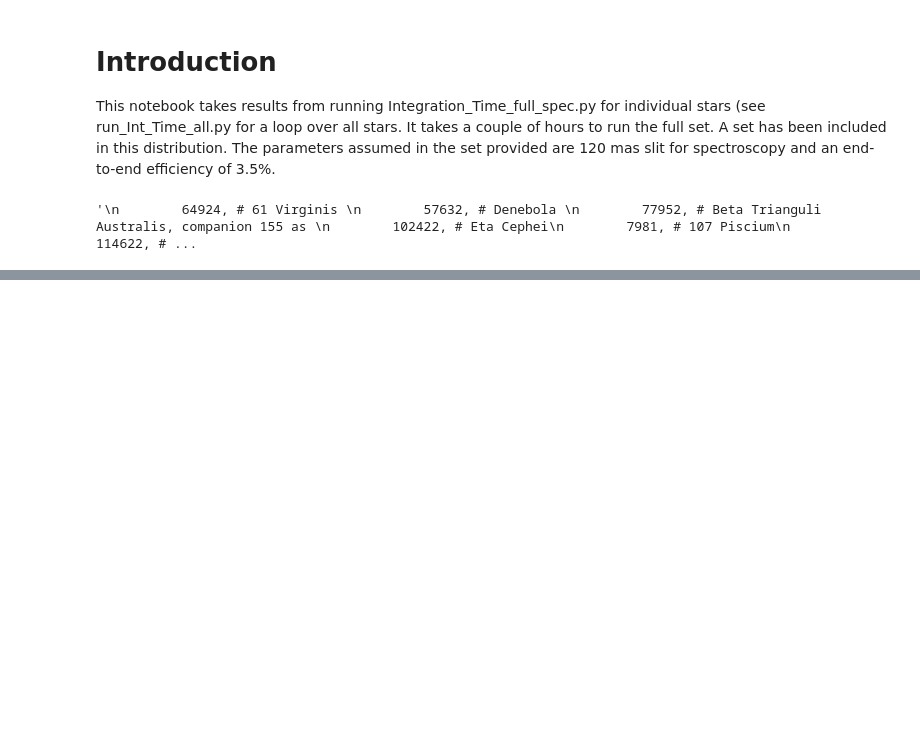
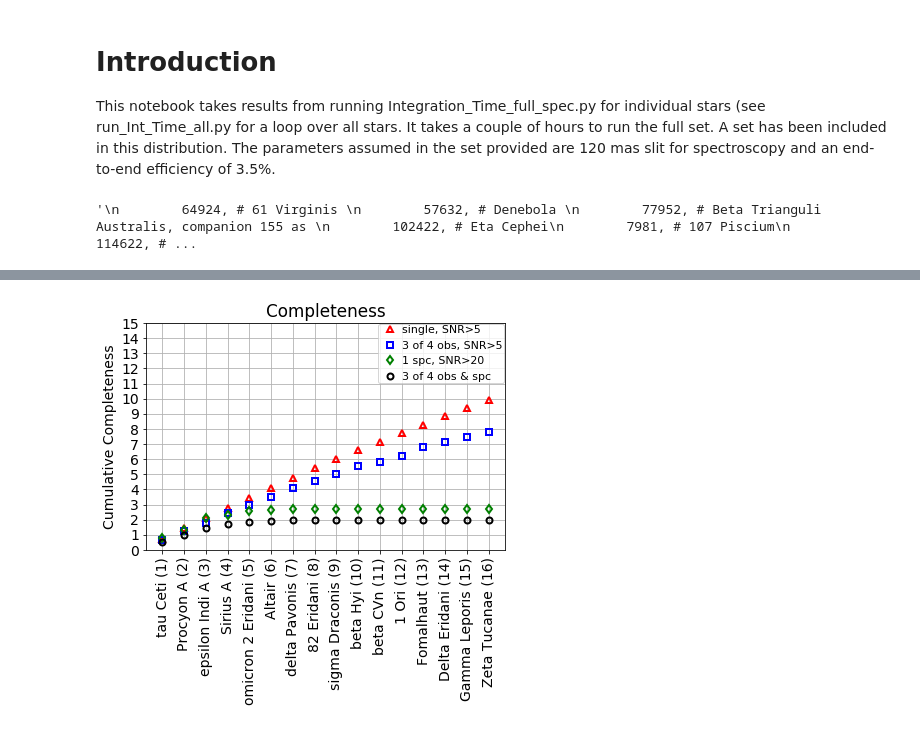
Before and after one commit to afromero/Starshade_Rendezvous_Probe_sims, a Jupyter notebook: HZ_Completeness_Results.ipynb, the cells around one changed output, grey strips where cells are left out. Drawn from its saved outputs; the diff is of its cells as text; code cells hidden in the pictures; blank space fills up the shorter version.

```diff
--- a/HZ_Completeness_Results.ipynb
+++ b/HZ_Completeness_Results.ipynb
@@ -402,3 +457,21 @@ Parameters Simulated
+# %%
+figure(figsize=(6,6))
+plot(cumsum(svs_C_list_cut[idx]), 'r^', mfc='none', mew=2, label='single, SNR>5')
+plot(cumsum(orb_C_list_cut[idx]), 'bs', mfc='none', mew=2, label='3 of 4 obs, SNR>5')
+plot(cumsum(spc_C_list_cut[idx]), 'gd', mfc='none', mew=2, label='1 spc, SNR>20')
+plot(cumsum(bth_C_list_cut[idx]), 'ko', mfc='none', mew=2, label='3 of 4 obs & spc')
+ylim(0.,15.)
+xticks(range(0, len(orb_C_list_cut)), name_array, rotation=90)
+yticks(range(0,16))
+#plot(5.*np.ones(len(orb_C_list_cut)), 'r--')
+ylabel('Cumulative Completeness')
+title('Completeness')
+grid('True')
+legend(loc=0, borderaxespad=0.1, borderpad=0.1, handletextpad=0.1, fontsize=11)
+tight_layout()
+savefig('cumulative_completeness.pdf')
+# %% [output]
+[figure, added]
 # %%
 # create plot
 rcParams['font.size']=16
```
Also changed, not shown: parts of 5 cells of this notebook.
